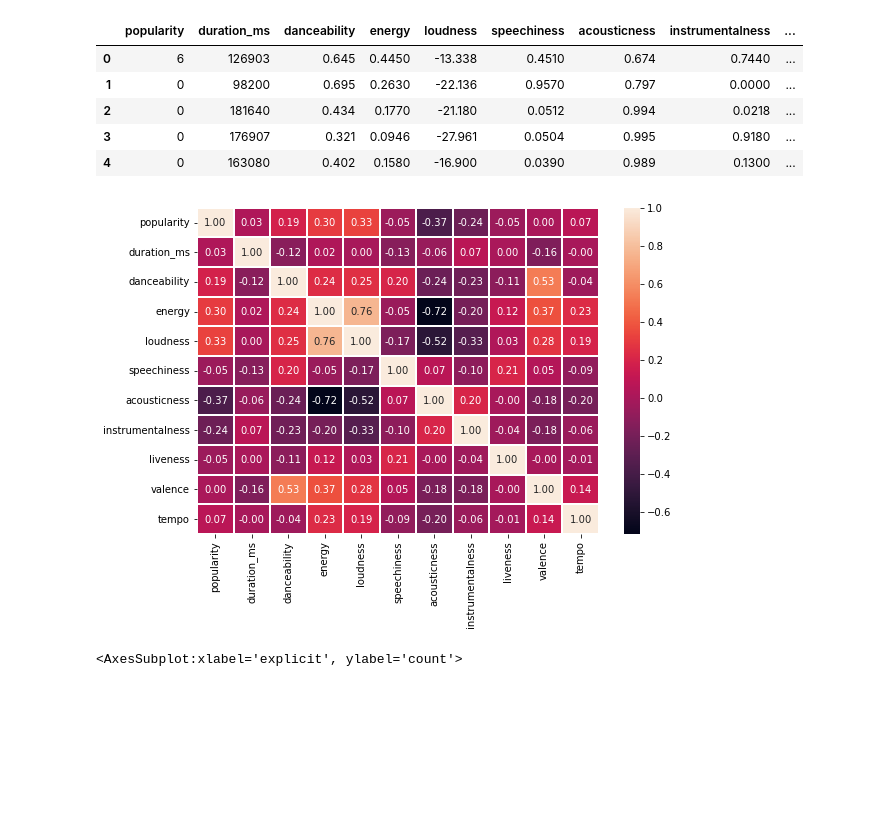
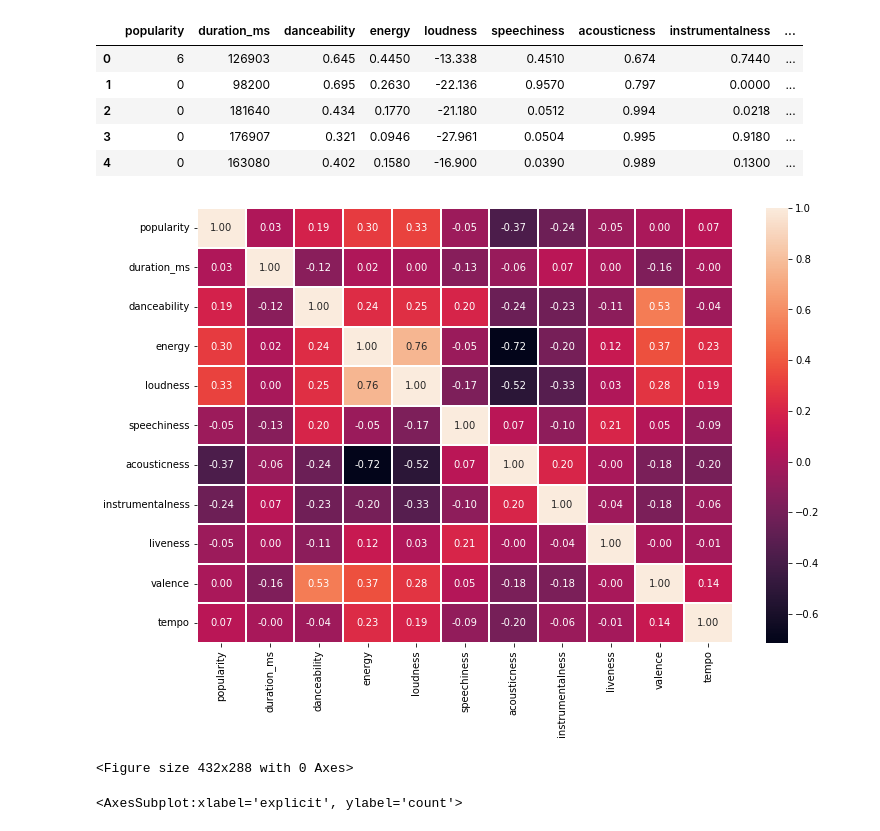
Before and after one commit to alisonidls/Pet-project, a Jupyter notebook: my_spotyfy_project.ipynb, the cells around one changed output. Cells and saved outputs as stored; diff of their text form; code cells hidden in the pictures; blank space fills up the shorter version.

```diff
--- a/my_spotyfy_project.ipynb
+++ b/my_spotyfy_project.ipynb
@@ -41,11 +42,13 @@ df_corr.head()
 # %%
 corr = df_corr.corr()
 
-f,ax = plt.subplots(figsize=(9,6))
+f,ax = plt.subplots(figsize=(12,8))
 sns.heatmap(corr, annot = True, linewidths=1.5 , fmt = '.2f',ax=ax)
 plt.show()
+plt.savefig("corr.png")
 # %% [output]
-[figure, old version]
+[figure, new version]
+<Figure size 432x288 with 0 Axes>
 # %%
 df_90 = df.query('popularity >= 90').sort_values('popularity', ascending=False)
 # %%
```
Also changed, not shown: parts of 35 cells of this notebook, 1 other file.
